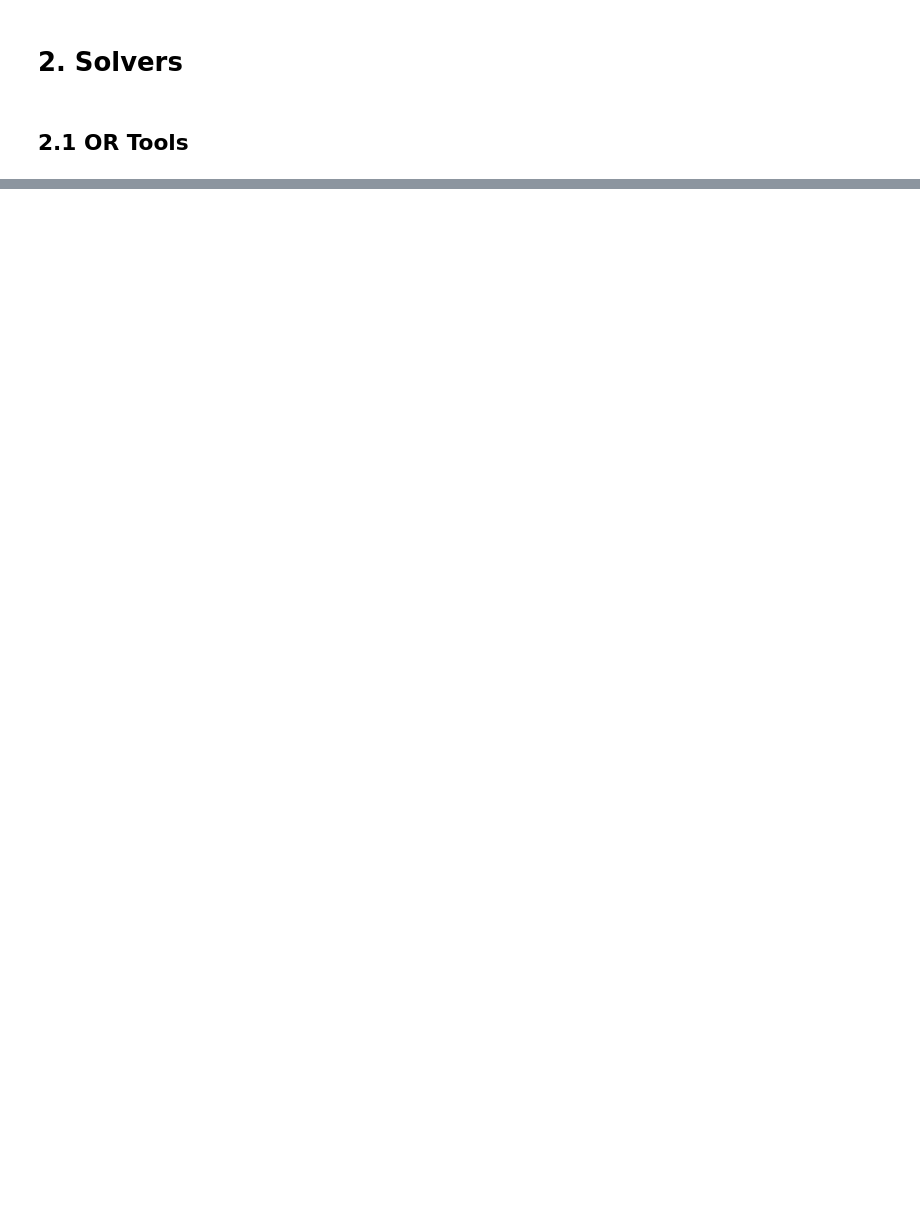
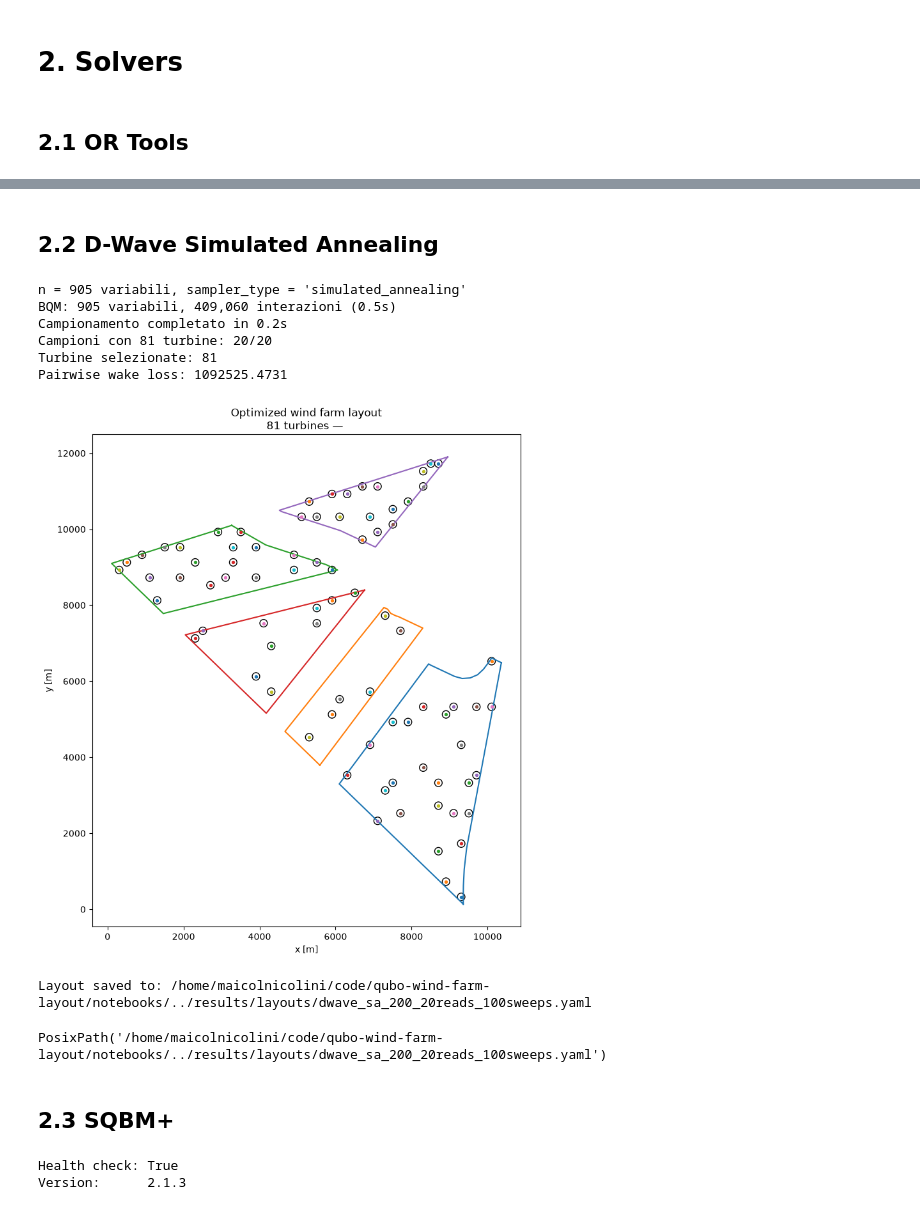
Before and after one commit to NickOLeeney/qubo-wind-farm-layout, a Jupyter notebook: notebooks/03_solve_qubo.ipynb, the cells around one changed output, grey strips where cells are left out. Saved outputs shown, nothing was run; the diff lists cells and outputs as text; code cells hidden in the pictures; blank space fills up the shorter version.

```diff
--- a/notebooks/03_solve_qubo.ipynb
+++ b/notebooks/03_solve_qubo.ipynb
@@ -47,6 +51,8 @@ Q, offset = build_qubo_from_wake_matrix_optimized(
     invalid_pairs,
     A0,
     n_turbines=81,
+    lambda_cardinality=40000,
+    lambda_spacing=1e-6
 )
 # %% [markdown]
 # 2. Solvers
@@ -85,0 +94,52 @@ PosixPath('../results/layouts/ortools_500_10s.yaml')
+# %% [markdown]
+## 2.2 D-Wave Simulated Annealing
+# %%
+from src.solvers.dwave_sa import solve_wflo_dwave
+from src.solvers.utils import save_benchmark_layout
+
+NUM_READS = 20
+NUM_SWEEPS = 100
+
+z_dwave, sampleset = solve_wflo_dwave(
+    wake_loss_matrix=wake_loss_matrix,
+    invalid_pairs=invalid_pairs,
+    Q=Q,
+    n_turbines=81,
+    sampler_type="simulated_annealing",
+    num_reads=NUM_READS,   # Dimezzare read e quadruplicare sweep costa lo stesso tempo
+    num_sweeps=NUM_SWEEPS, # num_sweeps >= 10 x n variables
+    seed=42,
+)
+selected_locations_dwave = candidate_locations[z_dwave.astype(bool)]
+plot_selected_layout(selected_locations=selected_locations_dwave)
+save_benchmark_layout(
+    selected_locations=selected_locations_dwave,
+    solver_name="dwave_sa",
+    filename=f"dwave_sa_{GRID_RESOLUTION}_{NUM_READS}reads_{NUM_SWEEPS}sweeps.yaml",
+    grid_resolution=GRID_RESOLUTION,
+)
+# %% [output]
+n = 905 variabili, sampler_type = 'simulated_annealing'
+BQM: 905 variabili, 409,060 interazioni (0.5s)
+Campionamento completato in 0.2s
+Campioni con 81 turbine: 20/20
+Turbine selezionate: 81
+Pairwise wake loss: 1092525.4731
+[figure, added]
+Layout saved to: /home/maicolnicolini/code/qubo-wind-farm-layout/notebooks/../results/layouts/dwave_sa_200_20reads_100sweeps.yaml
+PosixPath('/home/maicolnicolini/code/qubo-wind-farm-layout/notebooks/../results/layouts/dwave_sa_200_20reads_100sweeps.yaml')
+# %% [markdown]
+## 2.3 SQBM+
+# %%
+from src.solvers.sqbm import SQBMClient, solve_wflo_sqbm
+
+SQBM_HOST = "20.229.234.199"
+SQBM_PORT = 8000
+
+client = SQBMClient(host=SQBM_HOST, port=SQBM_PORT, timeout=1200, problem_format="hdf5")
+
+print("Health check:", client.health_check())
+print("Version:     ", client.version())
+# %% [output]
+Health check: True
+Version:      2.1.3
```
Also changed, not shown: parts of 8 cells of this notebook, 20 other files.
